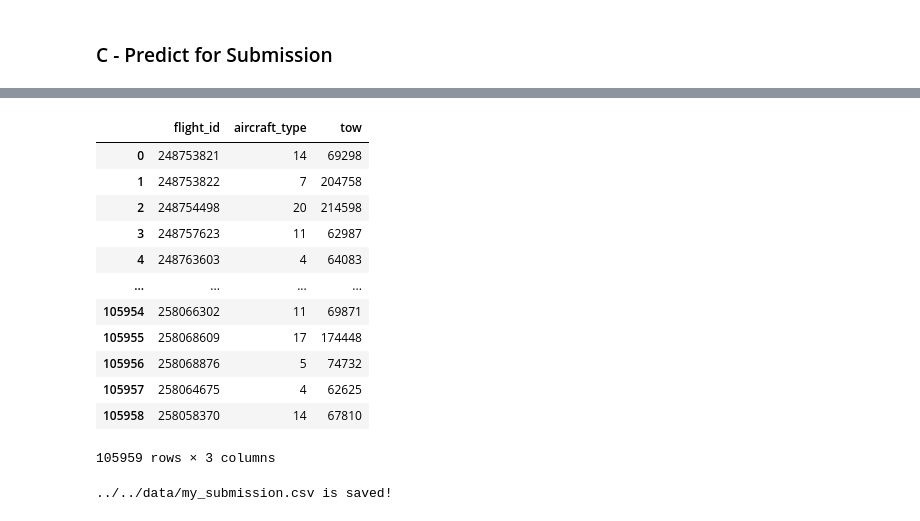
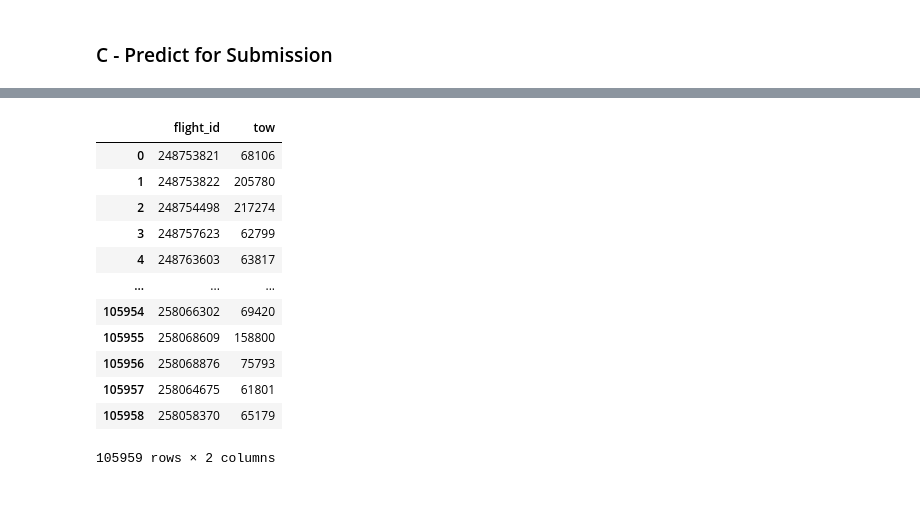
Before and after one commit to MohammedGuniem/PRC-Challenge, a Jupyter notebook: notebooks/Random Forest/Prediction Using Current Best Random Forest Estimator.ipynb, the cells around one changed output, grey strips where cells are left out. Drawn from its saved outputs; the diff is of its cells as text; code cells hidden in the pictures.

```diff
--- a/notebooks/Random Forest/Prediction Using Current Best Random Forest Estimator.ipynb
+++ b/notebooks/Random Forest/Prediction Using Current Best Random Forest Estimator.ipynb
@@ -112,32 +123,42 @@ def predict_with_weight_limitation(encoded_submission_features: pd.DataFrame) ->
 
     predicted_submission_set = encoded_submission_features.copy()
     predicted_submission_set['flight_id'] = encoded_submission_set['flight_id']
-    predicted_submission_set['aircraft_type'] = encoded_submission_set['aircraft_type']
     predicted_submission_set['tow'] = predicted_tow.astype("int64")
 
-    submission_file_content = predicted_submission_set[['flight_id', 'aircraft_type', 'tow']]
-    display(submission_file_content)
+    with open('../../data/aircraft_types_encoding.json', 'r') as file:
+        aircraft_types_encoding = json.load(file)
 
-predict_with_weight_limitation(encoded_submission_features)
+    with open('../../data/aircraft_types_weight_limitations.json', 'r') as file:
+        weight_limitations = json.load(file)
+
+    count_edited = 0
+
+    flight_ids, tows = [], []
+    for _, row in predicted_submission_set.iterrows():
+        flight_ids.append(int(row['flight_id']))
+        aircraft_encoded_type = str(int(row['aircraft_type']))
+        predicted_weight = int(row['tow'])
+
+        if aircraft_encoded_type in aircraft_types_encoding:
+            aircraft_type = aircraft_types_encoding.get(aircraft_encoded_type)
+            if aircraft_type in weight_limitations:
+                limitations = weight_limitations.get(aircraft_type)
+                operating_empty_weight = int(limitations.get('operating_empty_weight'))
+                maximum_takeoff_weight = int(limitations.get('maximum_takeoff_weight'))
+                if predicted_weight < operating_empty_weight:
+                    tows.append(operating_empty_weight)
+                elif predicted_weight > maximum_takeoff_weight:
+                    tows.append(maximum_takeoff_weight)
+                else:
+                   tows.append(predicted_weight)
+            else:
+                tows.append(predicted_weight)
+        else:
+            tows.append(predicted_weight)
+
+    submission_file_content = pd.DataFrame({
+        'flight_id': flight_ids,
+        'tow': tows
+    })
+
+    return submission_file_content
-# %% [output]
-|  | flight_id | aircraft_type | tow |
-| 0 | 248753821 | 14 | 69298 |
-| 1 | 248753822 | 7 | 204758 |
-| 2 | 248754498 | 20 | 214598 |
-| 3 | 248757623 | 11 | 62987 |
-| 4 | 248763603 | 4 | 64083 |
-| ... | ... | ... | ... |
-| 105954 | 258066302 | 11 | 69871 |
-| 105955 | 258068609 | 17 | 174448 |
-| 105956 | 258068876 | 5 | 74732 |
-| 105957 | 258064675 | 4 | 62625 |
-| 105958 | 258058370 | 14 | 67810 |
-105959 rows × 3 columns
-# %%
-def save_dataframe(path: str, df: pd.DataFrame) -> None:
-    df.to_csv(path, index=False)
-    print(f"{path} is saved!")
-
-save_dataframe(path="../../data/my_submission.csv", df=submission_file_content)
-# %% [output]
-../../data/my_submission.csv is saved!
@@ -157,0 +165,17 @@ display(filtered_df)
+# %%
+submission_file_content_2 = predict_with_weight_limitation(encoded_submission_features)
+display(submission_file_content_2)
+# %% [output]
+|  | flight_id | tow |
+| 0 | 248753821 | 68106 |
+| 1 | 248753822 | 205780 |
+| 2 | 248754498 | 217274 |
+| 3 | 248757623 | 62799 |
+| 4 | 248763603 | 63817 |
+| ... | ... | ... |
+| 105954 | 258066302 | 69420 |
+| 105955 | 258068609 | 158800 |
+| 105956 | 258068876 | 75793 |
+| 105957 | 258064675 | 61801 |
+| 105958 | 258058370 | 65179 |
+105959 rows × 2 columns
```
Also changed, not shown: parts of 7 cells of this notebook, 1 other file.
